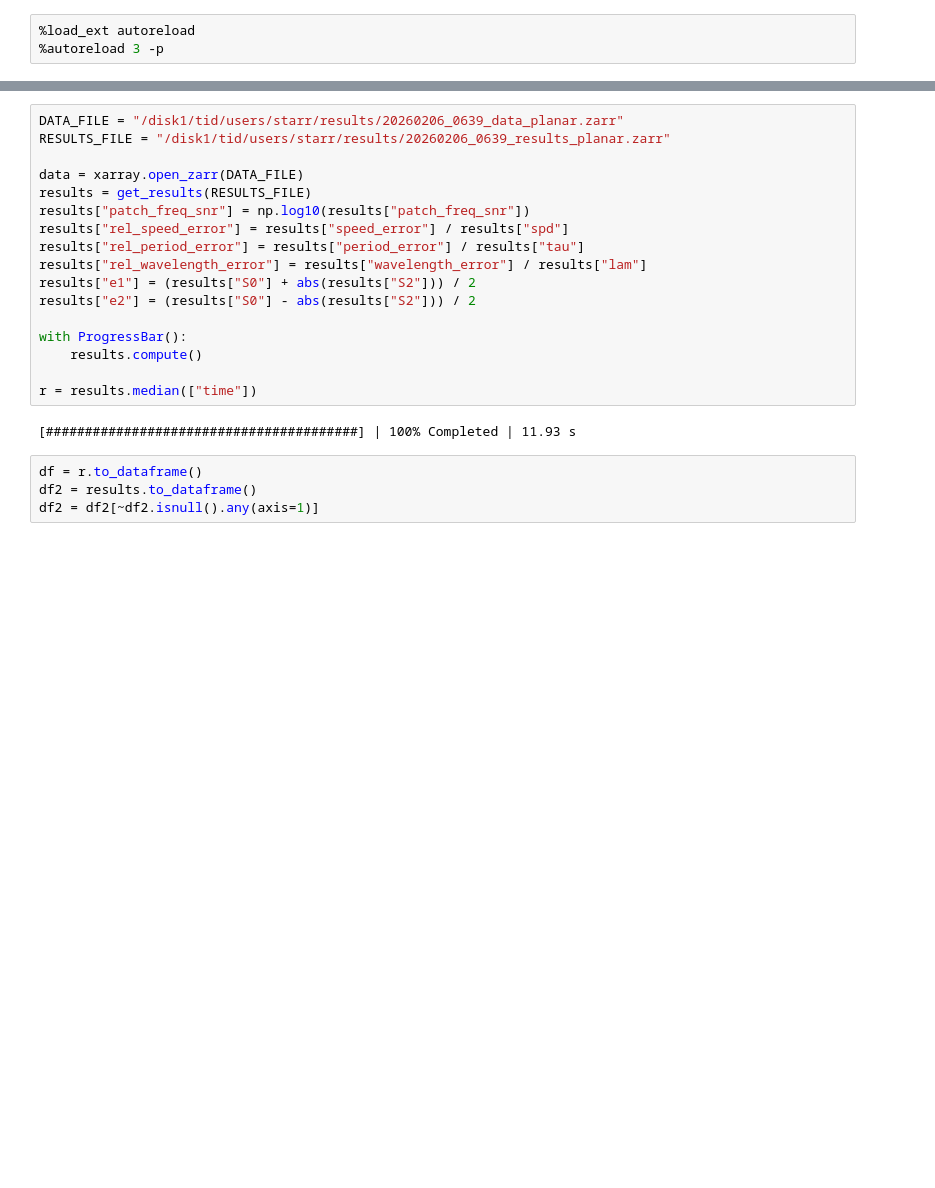
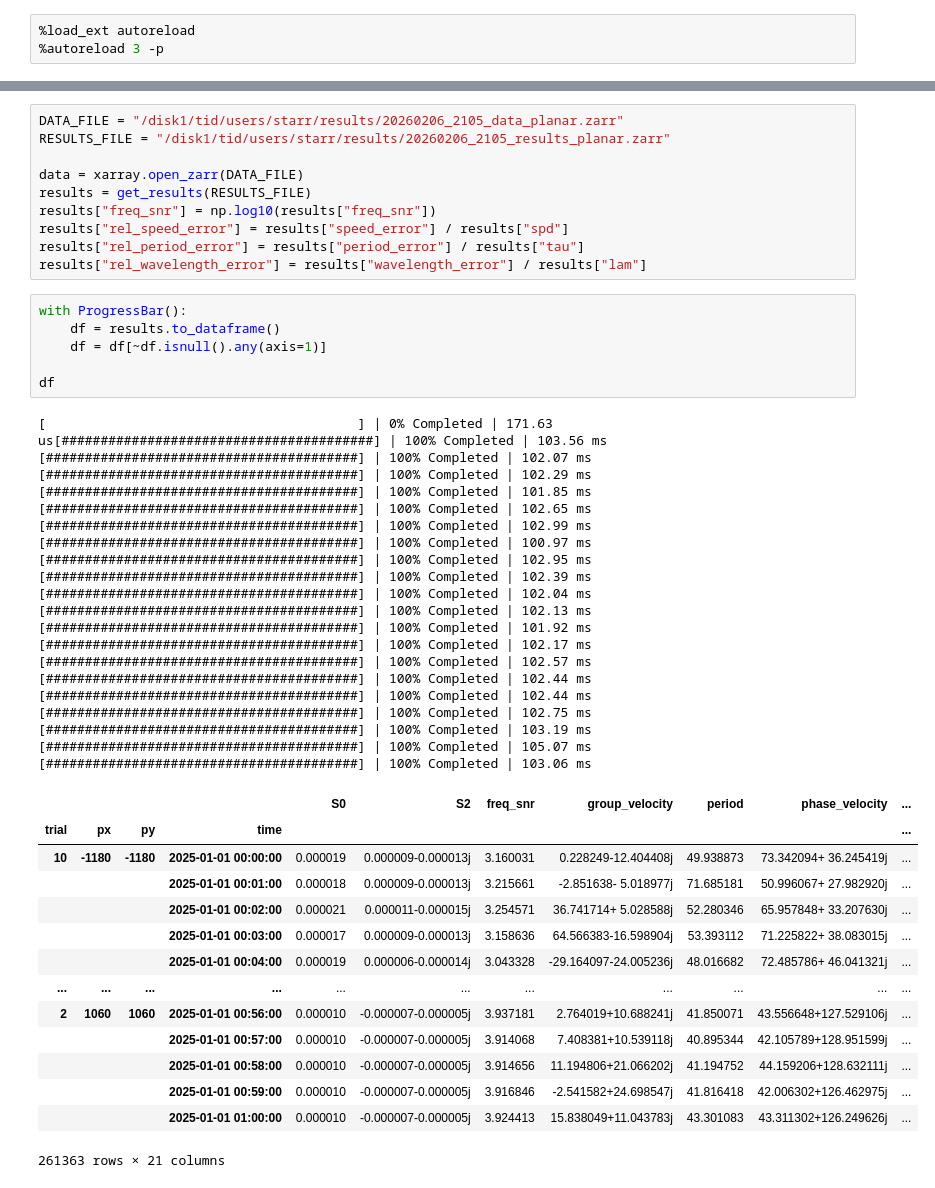
Before and after one commit to gregstarr/gnss-tid, a Jupyter notebook: notebooks/20260202_bias.ipynb, the cells around one changed output, grey strips where cells are left out. Cells and saved outputs as stored; diff of their text form; blank space fills up the shorter version.

```diff
--- a/notebooks/20260202_bias.ipynb
+++ b/notebooks/20260202_bias.ipynb
@@ -25,28 +25,56 @@ hv.opts.defaults(
 [interactive output not drawn]
 [interactive output not drawn]
 # %%
-DATA_FILE = "/disk1/tid/users/starr/results/20260206_0639_data_planar.zarr"
-RESULTS_FILE = "/disk1/tid/users/starr/results/20260206_0639_results_planar.zarr"
+DATA_FILE = "/disk1/tid/users/starr/results/20260206_2105_data_planar.zarr"
+RESULTS_FILE = "/disk1/tid/users/starr/results/20260206_2105_results_planar.zarr"
 
 data = xarray.open_zarr(DATA_FILE)
 results = get_results(RESULTS_FILE)
-results["patch_freq_snr"] = np.log10(results["patch_freq_snr"])
+results["freq_snr"] = np.log10(results["freq_snr"])
 results["rel_speed_error"] = results["speed_error"] / results["spd"]
 results["rel_period_error"] = results["period_error"] / results["tau"]
 results["rel_wavelength_error"] = results["wavelength_error"] / results["lam"]
-results["e1"] = (results["S0"] + abs(results["S2"])) / 2
-results["e2"] = (results["S0"] - abs(results["S2"])) / 2
-
-with ProgressBar():
-    results.compute()
-
-r = results.median(["time"])
-# %% [output]
-[########################################] | 100% Completed | 11.93 s
 # %%
-df = r.to_dataframe()
-df2 = results.to_dataframe()
-df2 = df2[~df2.isnull().any(axis=1)]
+with ProgressBar():
+    df = results.to_dataframe()
+    df = df[~df.isnull().any(axis=1)]
+
+df
+# %% [output]
+[                                        ] | 0% Completed | 171.63 us[########################################] | 100% Completed | 103.56 ms
+[########################################] | 100% Completed | 102.07 ms
+[########################################] | 100% Completed | 102.29 ms
+[########################################] | 100% Completed | 101.85 ms
+[########################################] | 100% Completed | 102.65 ms
+[########################################] | 100% Completed | 102.99 ms
+[########################################] | 100% Completed | 100.97 ms
+[########################################] | 100% Completed | 102.95 ms
+[########################################] | 100% Completed | 102.39 ms
+[########################################] | 100% Completed | 102.04 ms
+[########################################] | 100% Completed | 102.13 ms
+[########################################] | 100% Completed | 101.92 ms
+[########################################] | 100% Completed | 102.17 ms
+[########################################] | 100% Completed | 102.57 ms
+[########################################] | 100% Completed | 102.44 ms
+[########################################] | 100% Completed | 102.44 ms
+[########################################] | 100% Completed | 102.75 ms
+[########################################] | 100% Completed | 103.19 ms
+[########################################] | 100% Completed | 105.07 ms
+[########################################] | 100% Completed | 103.06 ms
+|  |  |  |  | S0 | S2 | freq_snr | group_velocity | period | phase_velocity | ... |
+| trial | px | py | time |  |  |  |  |  |  | ... |
+| 10 | -1180 | -1180 | 2025-01-01 00:00:00 | 0.000019 | 0.000009-0.000013j | 3.160031 | 0.228249-12.404408j | 49.938873 | 73.342094+ 36.245419j | ... |
+|  |  |  | 2025-01-01 00:01:00 | 0.000018 | 0.000009-0.000013j | 3.215661 | -2.851638- 5.018977j | 71.685181 | 50.996067+ 27.982920j | ... |
+|  |  |  | 2025-01-01 00:02:00 | 0.000021 | 0.000011-0.000015j | 3.254571 | 36.741714+ 5.028588j | 52.280346 | 65.957848+ 33.207630j | ... |
+|  |  |  | 2025-01-01 00:03:00 | 0.000017 | 0.000009-0.000013j | 3.158636 | 64.566383-16.598904j | 53.393112 | 71.225822+ 38.083015j | ... |
+|  |  |  | 2025-01-01 00:04:00 | 0.000019 | 0.000006-0.000014j | 3.043328 | -29.164097-24.005236j | 48.016682 | 72.485786+ 46.041321j | ... |
+| ... | ... | ... | ... | ... | ... | ... | ... | ... | ... | ... |
+| 2 | 1060 | 1060 | 2025-01-01 00:56:00 | 0.000010 | -0.000007-0.000005j | 3.937181 | 2.764019+10.688241j | 41.850071 | 43.556648+127.529106j | ... |
+|  |  |  | 2025-01-01 00:57:00 | 0.000010 | -0.000007-0.000005j | 3.914068 | 7.408381+10.539118j | 40.895344 | 42.105789+128.951599j | ... |
+|  |  |  | 2025-01-01 00:58:00 | 0.000010 | -0.000007-0.000005j | 3.914656 | 11.194806+21.066202j | 41.194752 | 44.159206+128.632111j | ... |
+|  |  |  | 2025-01-01 00:59:00 | 0.000010 | -0.000007-0.000005j | 3.916846 | -2.541582+24.698547j | 41.816418 | 42.006302+126.462975j | ... |
+|  |  |  | 2025-01-01 01:00:00 | 0.000010 | -0.000007-0.000005j | 3.924413 | 15.838049+11.043783j | 43.301083 | 43.311302+126.249626j | ... |
+261363 rows × 21 columns
 # %%
 Y_vars = ["rel_period_error", "rel_wavelength_error"]
 P = None
```
Also changed, not shown: parts of 7 cells of this notebook, 3 other files.
